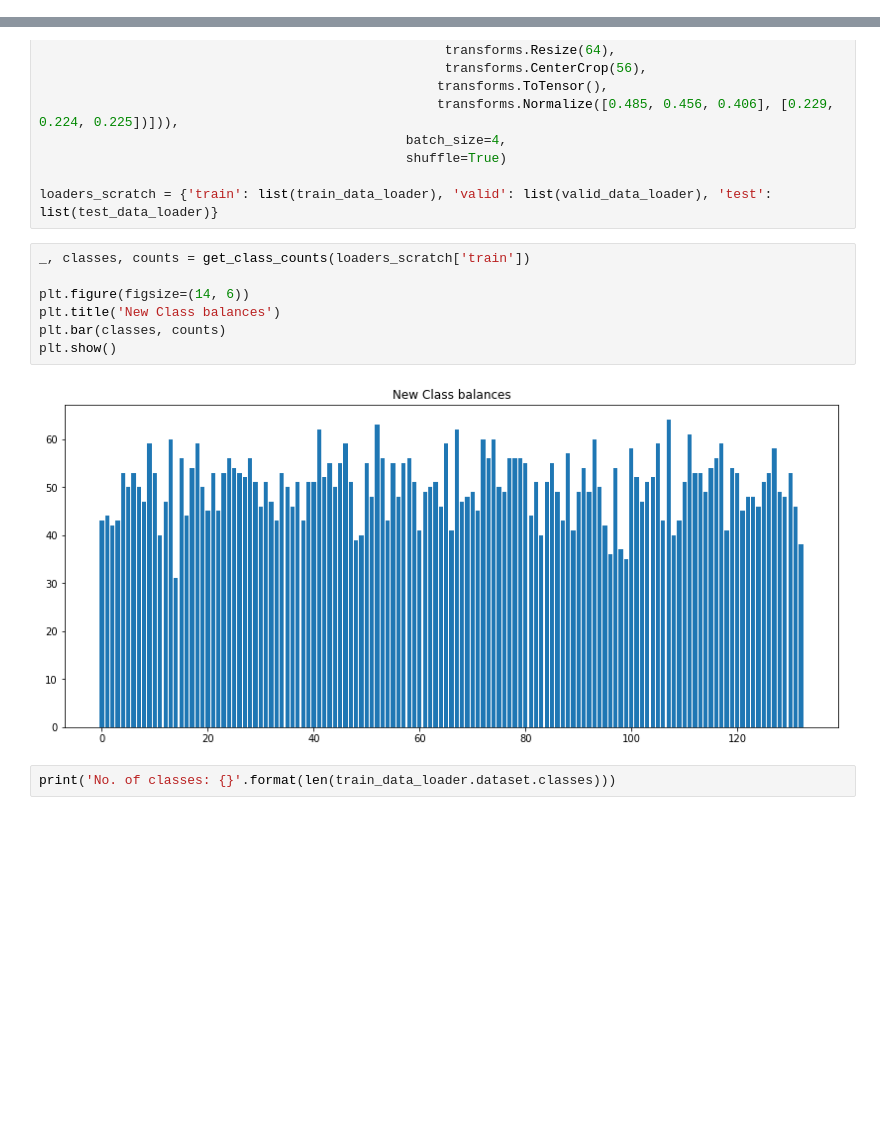
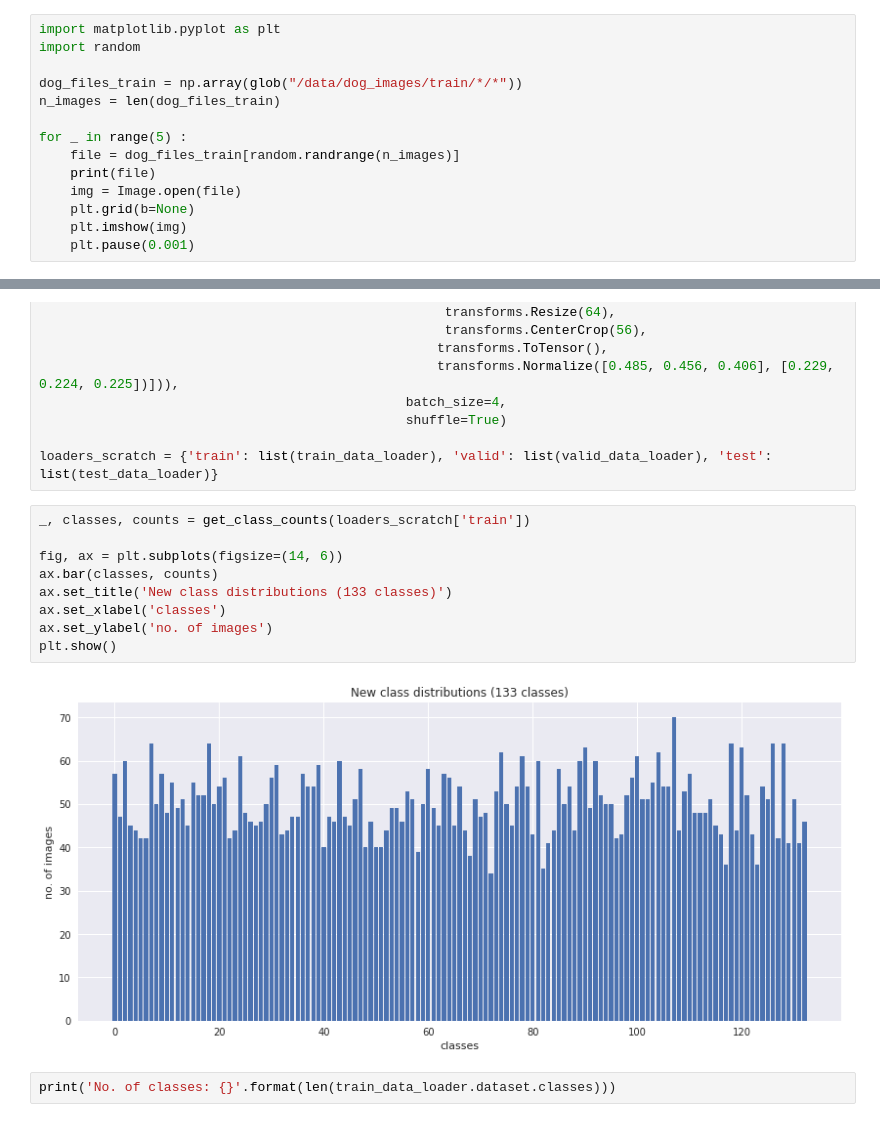
Before and after one commit to kin-cheung/udacity-ml, a Jupyter notebook: P2/dog_app.ipynb, the cells around one changed output, grey strips where cells are left out. Drawn from its saved outputs; the diff is of its cells as text; blank space fills up the shorter version.

Commit message:
updated dog app workbook with more images and charts with axis labels

```diff
--- a/P2/dog_app.ipynb
+++ b/P2/dog_app.ipynb
@@ -89,0 +93,14 @@ plt.show()
+# %%
+import matplotlib.pyplot as plt
+import random
+
+dog_files_train = np.array(glob("/data/dog_images/train/*/*"))
+n_images = len(dog_files_train)
+
+for _ in range(5) :
+    file = dog_files_train[random.randrange(n_images)]
+    print(file)
+    img = Image.open(file)
+    plt.grid(b=None)
+    plt.imshow(img)
+    plt.pause(0.001)
@@ -390,12 +420,14 @@ loaders_scratch = {'train': list(train_data_loader), 'valid': list(valid_data_lo
 # %%
 _, classes, counts = get_class_counts(loaders_scratch['train'])
 
-plt.figure(figsize=(14, 6))
-plt.title('New Class balances')
-plt.bar(classes, counts)
+fig, ax = plt.subplots(figsize=(14, 6))
+ax.bar(classes, counts)
+ax.set_title('New class distributions (133 classes)')
+ax.set_xlabel('classes')
+ax.set_ylabel('no. of images')
 plt.show()
 # %% [output]
-[figure, old version]
+[figure, new version]
 # %%
 print('No. of classes: {}'.format(len(train_data_loader.dataset.classes)))
 # %% [output]
```
Also changed, not shown: parts of 8 cells of this notebook.
